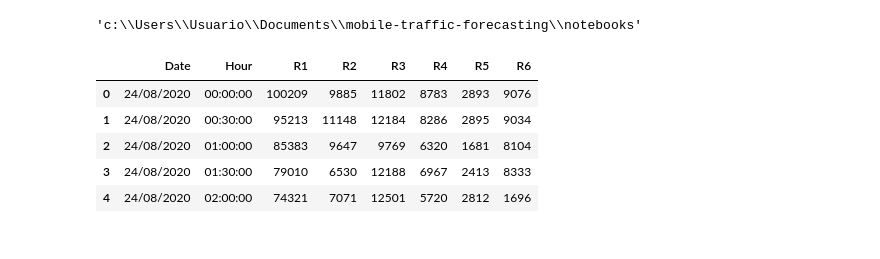
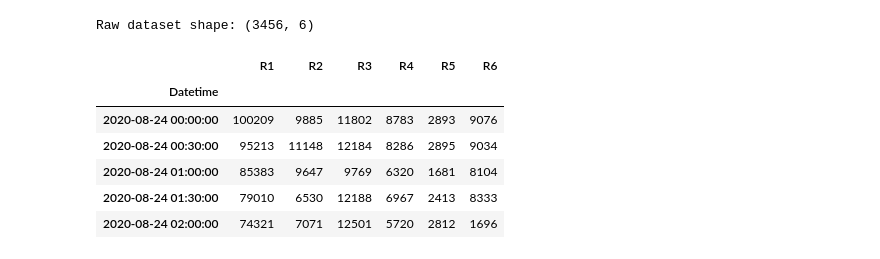
Before and after one commit to jhossyvs/mobile-traffic-forecasting, a Jupyter notebook: notebooks/01-eda.ipynb, the cells around one changed output. Saved outputs shown, nothing was run; the diff lists cells and outputs as text; code cells hidden in the pictures.

```diff
--- a/notebooks/01-eda.ipynb
+++ b/notebooks/01-eda.ipynb
@@ -7,5 +8,0 @@ import numpy as np
-# %%
-import os
-os.getcwd()
-# %% [output]
-'c:\\Users\\Usuario\\Documents\\mobile-traffic-forecasting\\notebooks'
@@ -12,12 +13,20 @@ os.getcwd()
+# %%
+# --- Paths ---
+RAW_PATH = Path("../data/raw/Multivariate-Mobility-Paris.csv")
+PROC_DIR = Path("../data/processed/")
+PROC_DIR.mkdir(parents=True, exist_ok=True)
 # %%
 # 📂 Load dataset
-df = pd.read_csv("../data/raw/Multivariate-Mobility-Paris.csv", sep=";")
+df = load_raw_dataset(RAW_PATH)
+print("Raw dataset shape:", df.shape)
 df.head()
 # %% [output]
+Raw dataset shape: (3456, 6)
-|  | Date | Hour | R1 | R2 | R3 | R4 | R5 | R6 |
-| 0 | 24/08/2020 | 00:00:00 | 100209 | 9885 | 11802 | 8783 | 2893 | 9076 |
-| 1 | 24/08/2020 | 00:30:00 | 95213 | 11148 | 12184 | 8286 | 2895 | 9034 |
-| 2 | 24/08/2020 | 01:00:00 | 85383 | 9647 | 9769 | 6320 | 1681 | 8104 |
-| 3 | 24/08/2020 | 01:30:00 | 79010 | 6530 | 12188 | 6967 | 2413 | 8333 |
-| 4 | 24/08/2020 | 02:00:00 | 74321 | 7071 | 12501 | 5720 | 2812 | 1696 |
+|  | R1 | R2 | R3 | R4 | R5 | R6 |
+| Datetime |  |  |  |  |  |  |
+| 2020-08-24 00:00:00 | 100209 | 9885 | 11802 | 8783 | 2893 | 9076 |
+| 2020-08-24 00:30:00 | 95213 | 11148 | 12184 | 8286 | 2895 | 9034 |
+| 2020-08-24 01:00:00 | 85383 | 9647 | 9769 | 6320 | 1681 | 8104 |
+| 2020-08-24 01:30:00 | 79010 | 6530 | 12188 | 6967 | 2413 | 8333 |
+| 2020-08-24 02:00:00 | 74321 | 7071 | 12501 | 5720 | 2812 | 1696 |
 # %%
```
Also changed, not shown: parts of 11 cells of this notebook, 3 other files.
